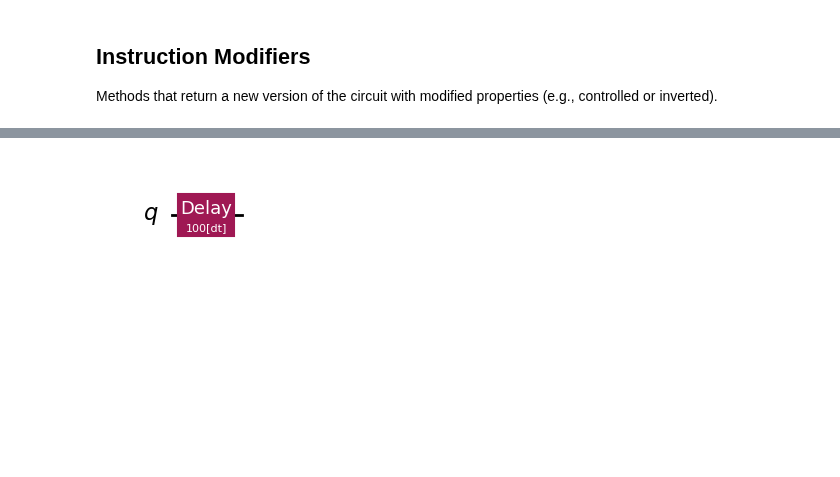
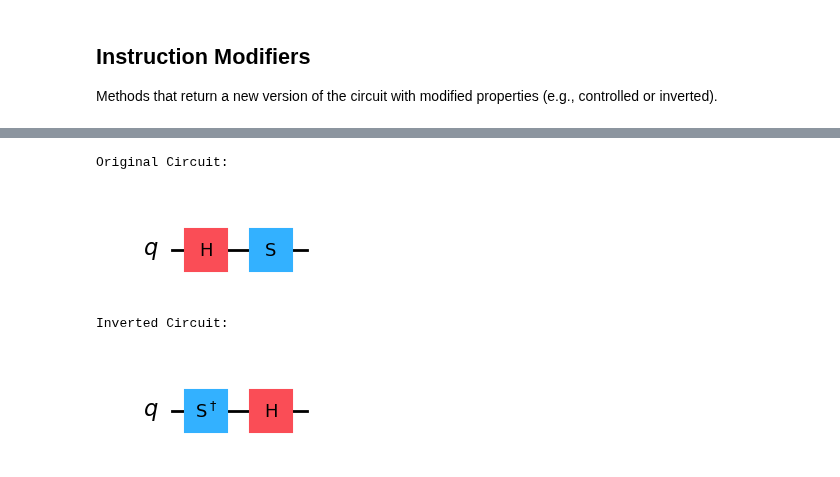
Before and after one commit to kibrahim757/qiskit_certification_examples, a Jupyter notebook: Section_1_Perform_Quantum_Operations/2_4_Circuit_Mechanics.ipynb, the cells around one changed output, grey strips where cells are left out. Saved outputs shown, nothing was run; the diff lists cells and outputs as text; code cells hidden in the pictures; blank space fills up the shorter version.

```diff
--- a/Section_1_Perform_Quantum_Operations/2_4_Circuit_Mechanics.ipynb
+++ b/Section_1_Perform_Quantum_Operations/2_4_Circuit_Mechanics.ipynb
@@ -798,4 +843,19 @@ ctrl_gate.draw('mpl')
 # %%
-qc.inverse().draw('mpl')
+# Create a circuit with a non-symmetrical sequence of gates
+qc = QuantumCircuit(1)
+qc.h(0)
+qc.s(0)
+
+print("Original Circuit:")
+display(qc.draw('mpl'))
+
+# Now, compute the inverse
+qc_inv = qc.inverse()
+
+print("\nInverted Circuit:")
+display(qc_inv.draw('mpl'))
 # %% [output]
+Original Circuit:
-[figure, old version]
+[figure, new version]
+Inverted Circuit:
+[figure, added]
```
Also changed, not shown: parts of 11 cells of this notebook, 1 other file.
